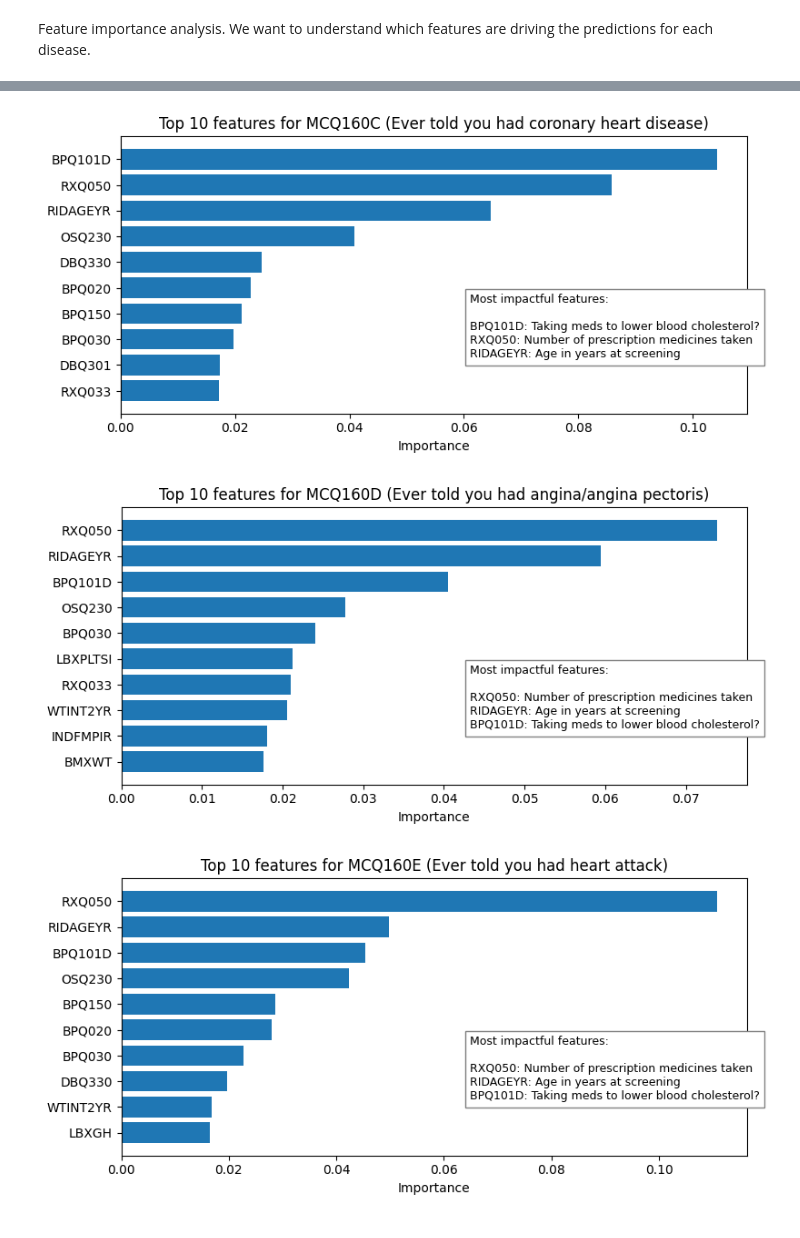
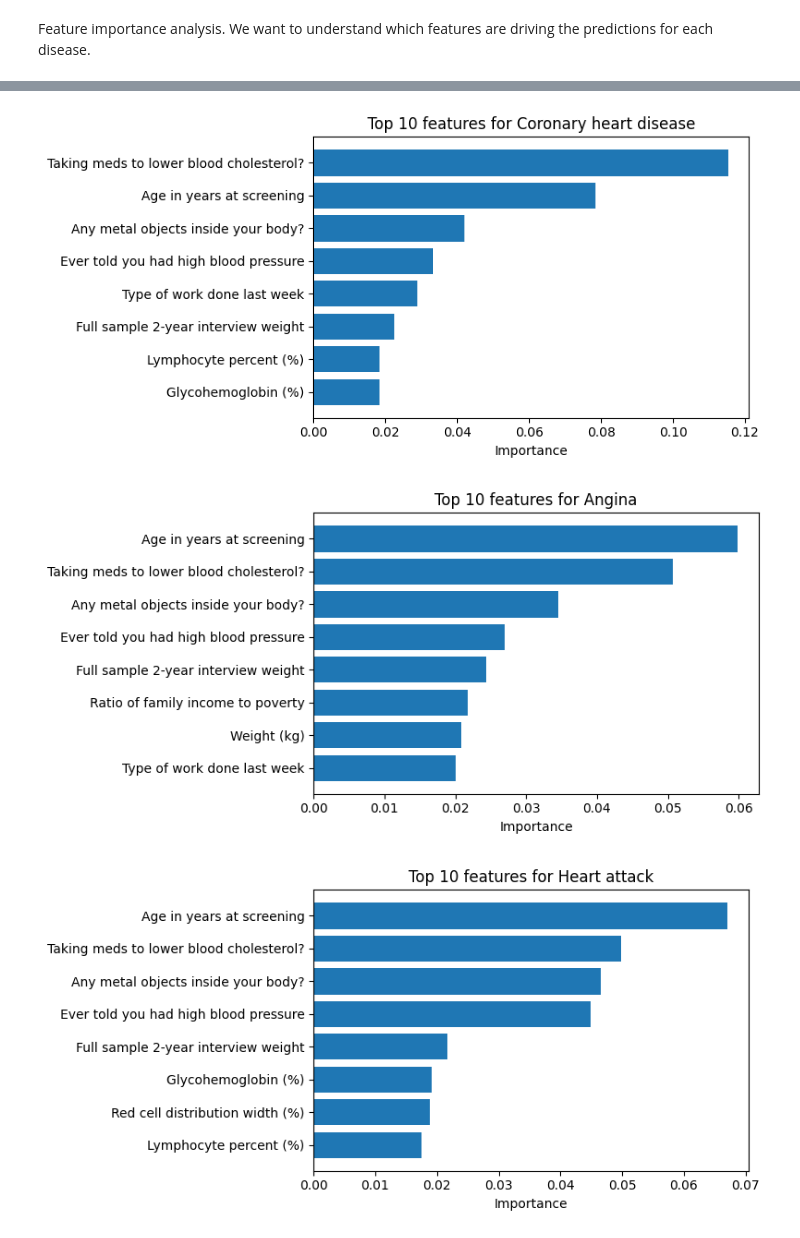
Before and after one commit to ethanwynn/disease-prediction-model, a Jupyter notebook: Disease_Prediction_Model.ipynb, the cells around one changed output, grey strips where cells are left out. Saved outputs shown, nothing was run; the diff lists cells and outputs as text; code cells hidden in the pictures.

```diff
--- a/Disease_Prediction_Model.ipynb
+++ b/Disease_Prediction_Model.ipynb
@@ -471,23 +533,48 @@ print(feature_importance_summ)
+# %%
+# Remove treatment features only when they match the disease being predicted
+treatment_label_map = {
+    "Take diabetic pills to lower blood sugar": "Diabetes",
+    "Taking meds to lower blood cholesterol?": "High cholesterol",
+    "Taking prescription for asthma": "Asthma",
+    "Still have asthma": "Asthma",
+    "Which type of arthritis was it?": "Arthritis",
+    "Taken prescription medicine, past month": None,
+    "Number of prescription medicines taken" : None
+}
+
+def is_leaky_feature(row):
+    treatment_disease = treatment_label_map.get(row['feature'], None)
+    return treatment_disease == row['disease']
+
+filtered_fi = feature_importance_labeled[~feature_importance_labeled.apply(is_leaky_feature, axis=1)]
+
+# remove broadly leaky features from all
+broadly_remove = ["Taken prescription medicine, past month", "Number of prescription medicines taken"]
+filtered_fi = filtered_fi[~filtered_fi['feature'].isin(broadly_remove)]
 # %%
 import matplotlib.pyplot as plt
 
-def plot_top_feats(df, codes, top_n=10):
+def plot_top_feats(df, top_n=10):
     diseases = df['disease'].unique()
 
     for disease in diseases:
-        subset = df[df['disease'] == disease].sort_values(by='importance', ascending=True)
+        subset = df[df['disease'] == disease].dropna(subset=['feature']).sort_values(by='importance', ascending=True)
 
-        top_feats = subset.sort_values(by='importance', ascending=False).head(3)['feature']
-        desc = [f'{feat}: {codes.get(feat, 'Unknown')}' for feat in top_feats]
-        plt.figure(figsize=(8,4))
+        top_feats = (
+            subset.sort_values(by='importance', ascending=False)
+            .head(3)['feature']
+            .fillna("Unknown")
+        )
+        desc = [str(feat) for feat in top_feats]
+
+        plt.figure(figsize=(8, 4))
         plt.barh(subset['feature'], subset['importance'])
-        plt.title(f'Top {top_n} features for {disease} ({code_map[disease]})')
+        plt.title(f'Top {top_n} features for {disease}')
         plt.xlabel('Importance')
-        box_lines = ['Most impactful features:', ''] + desc
-        box_text = '\n'.join(box_lines)
-        plt.gcf().text(0.6, 0.3, box_text, fontsize=9, bbox=dict(facecolor='white', edgecolor='gray'))
+
         plt.tight_layout()
         plt.show()
 
-plot_top_feats(feature_importance_summ, code_map)
+
+plot_top_feats(filtered_fi)
 # %% [output]
@@ -498,3 +585,3 @@ plot_top_feats(feature_importance_summ, code_map)
-[figure, old version]
+[figure, new version]
-[figure, old version]
+[figure, new version]
-[figure, old version]
+[figure, new version]
```
Also changed, not shown: parts of 39 cells of this notebook.
